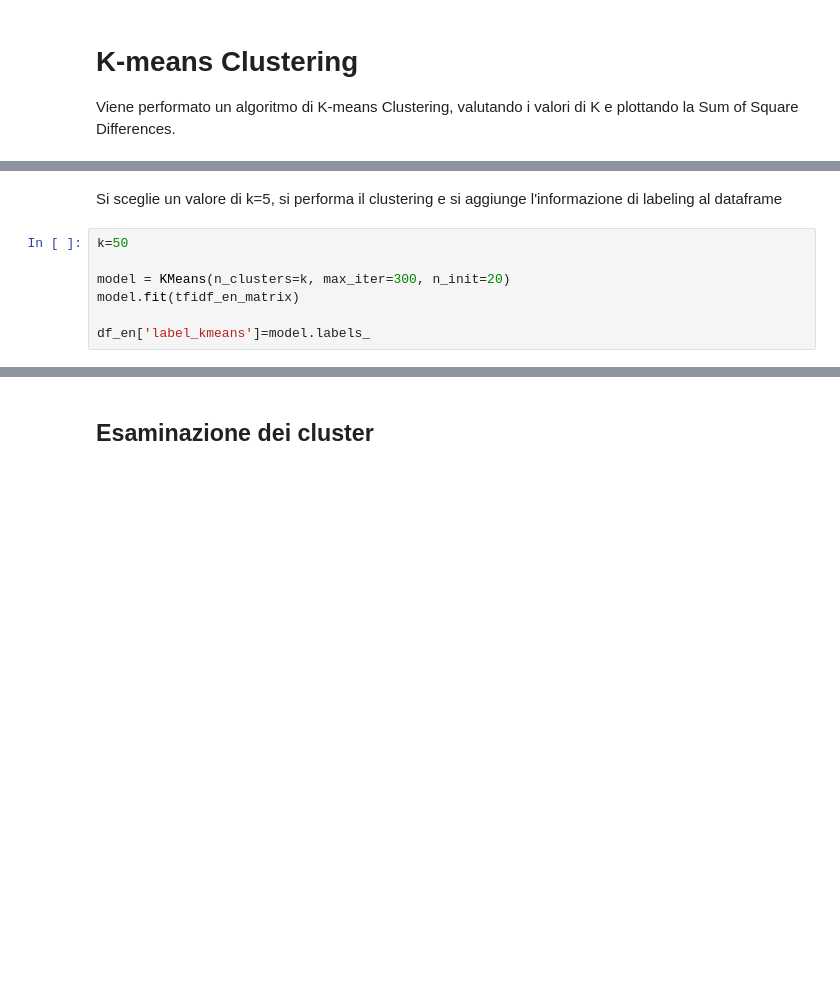
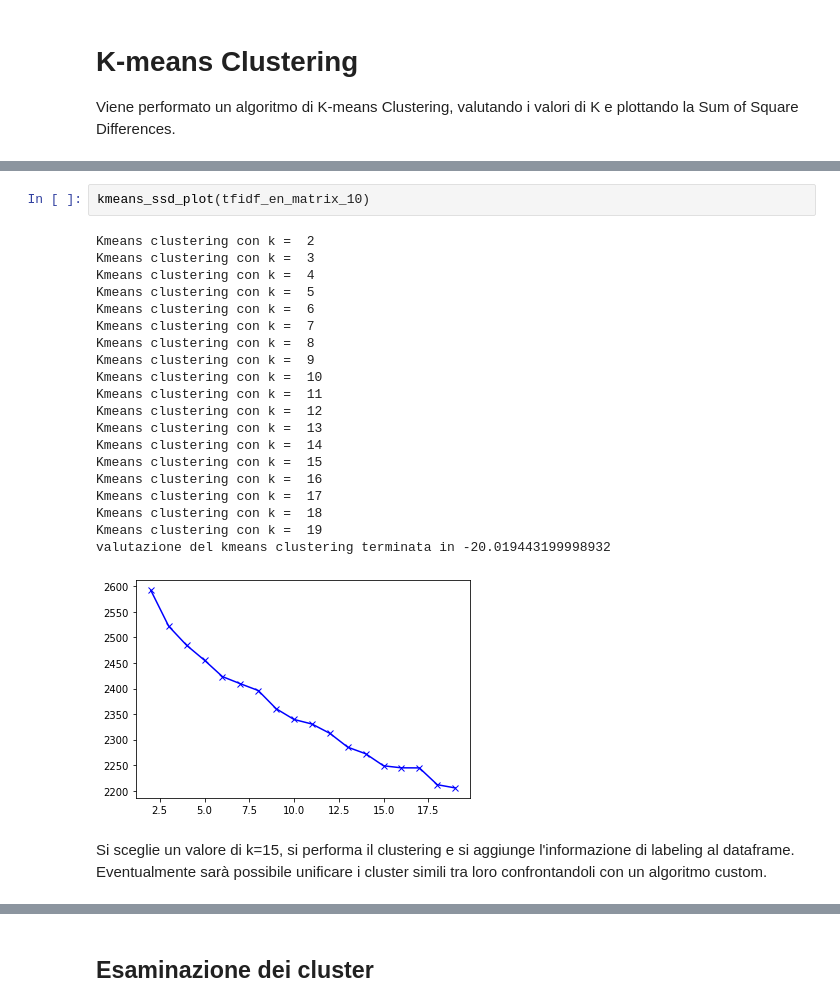
Before and after one commit to giulionenna/Progetto_BI2021, a Jupyter notebook: Mining_notebook.ipynb, the cells around one changed output, grey strips where cells are left out. Cells and saved outputs as stored; diff of their text form; blank space fills up the shorter version.

```diff
--- a/Mining_notebook.ipynb
+++ b/Mining_notebook.ipynb
@@ -354,9 +408,26 @@ SSD
+# %%
+kmeans_ssd_plot(tfidf_en_matrix_10)
+# %% [output]
+Kmeans clustering con k =  2
+Kmeans clustering con k =  3
+Kmeans clustering con k =  4
+Kmeans clustering con k =  5
+Kmeans clustering con k =  6
+Kmeans clustering con k =  7
+Kmeans clustering con k =  8
+Kmeans clustering con k =  9
+Kmeans clustering con k =  10
+Kmeans clustering con k =  11
+Kmeans clustering con k =  12
+Kmeans clustering con k =  13
+Kmeans clustering con k =  14
+Kmeans clustering con k =  15
+Kmeans clustering con k =  16
+Kmeans clustering con k =  17
+Kmeans clustering con k =  18
+Kmeans clustering con k =  19
+valutazione del kmeans clustering terminata in -20.019443199998932
+[figure, added]
 # %% [markdown]
-Si sceglie un valore di k=5, si performa il clustering e si aggiunge l'informazione di labeling al dataframe
+Si sceglie un valore di k=15, si performa il clustering e si aggiunge l'informazione di labeling al dataframe.
+Eventualmente sarà possibile unificare i cluster simili tra loro confrontandoli con un algoritmo custom.
-# %%
-k=50
-
-model = KMeans(n_clusters=k, max_iter=300, n_init=20)
-model.fit(tfidf_en_matrix)
-
-df_en['label_kmeans']=model.labels_
```
Also changed, not shown: parts of 14 cells of this notebook.
